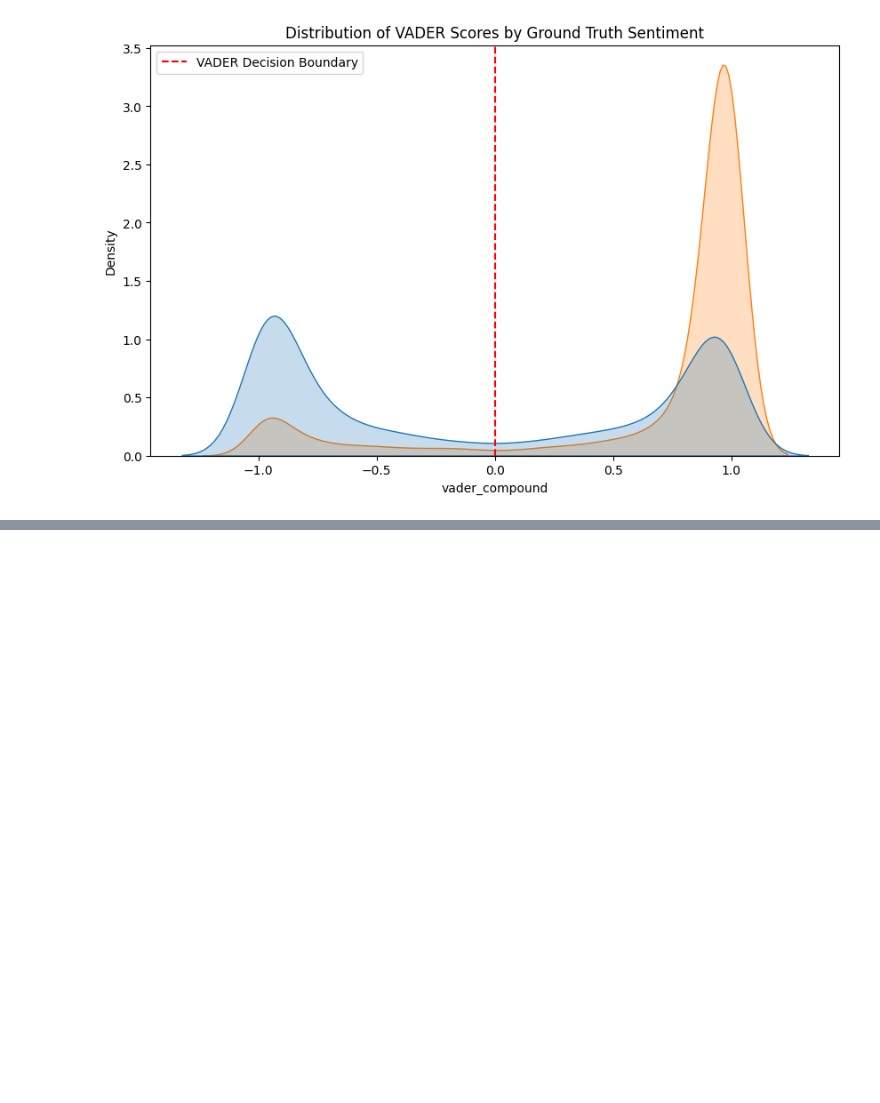
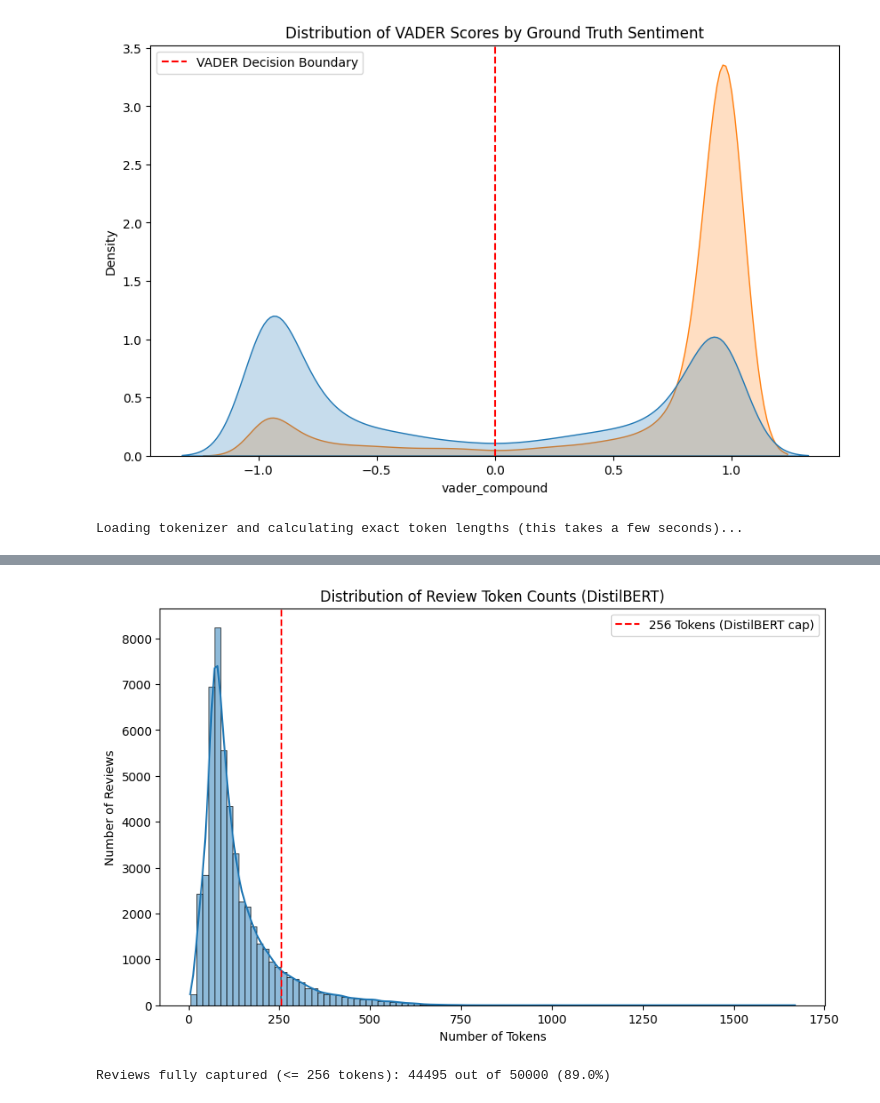
Before and after one commit to nurlan-nurlybay/imdb_reviews, a Jupyter notebook: analysis/verify_processed.ipynb, the cells around one changed output, grey strips where cells are left out. Cells and saved outputs as stored; diff of their text form; code cells hidden in the pictures; blank space fills up the shorter version.

```diff
--- a/analysis/verify_processed.ipynb
+++ b/analysis/verify_processed.ipynb
@@ -3,9 +3,9 @@ import numpy as np
 import pandas as pd
 from imdb.utils.config import load_config
 
-cfg = load_config("../configs/data.yaml")
+cfg = load_config("../configs/paths.yaml")
 
-df = pd.read_parquet("../"+cfg["paths"]["processed"])
+df = pd.read_parquet("../"+cfg["data"]["processed"])
 # %%
 df.head()
 # %% [output]
@@ -92,3 +92,27 @@ weighted avg       0.72      0.70      0.69     50000
 
 ROC AUC Score: 0.7843
 [figure]
+# %%
+from transformers import AutoTokenizer
+import seaborn as sns
+import matplotlib.pyplot as plt
+
+print("Loading tokenizer and calculating exact token lengths (this takes a few seconds)...")
+tokenizer = AutoTokenizer.from_pretrained('distilbert-base-uncased')
+# Tokenize without truncation to get the true length of every review
+tokens = tokenizer(df['review_lemmatized'].astype(str).tolist(), add_special_tokens=True, truncation=False)
+df['token_count'] = [len(t) for t in tokens['input_ids']]
+
+plt.figure(figsize=(10, 6))
+sns.histplot(data=df, x='token_count', bins=100, kde=True)
+plt.axvline(256, color='red', linestyle='--', label='256 Tokens (DistilBERT cap)')
+plt.title('Distribution of Review Token Counts (DistilBERT)')
+plt.xlabel('Number of Tokens')
+plt.ylabel('Number of Reviews')
+plt.legend()
+plt.show()
+
+less_than_256 = (df['token_count'] <= 256).sum()
+print(f"Reviews fully captured (<= 256 tokens): {less_than_256} out of {len(df)} ({less_than_256/len(df):.1%})")
+# %% [output]
+Loading tokenizer and calculating exact token lengths (this takes a few seconds)...
@@ -94,0 +121,2 @@ ROC AUC Score: 0.7843
+[figure, added]
+Reviews fully captured (<= 256 tokens): 44495 out of 50000 (89.0%)
```
Also changed, not shown: parts of 1 cell of this notebook, 23 other files.
